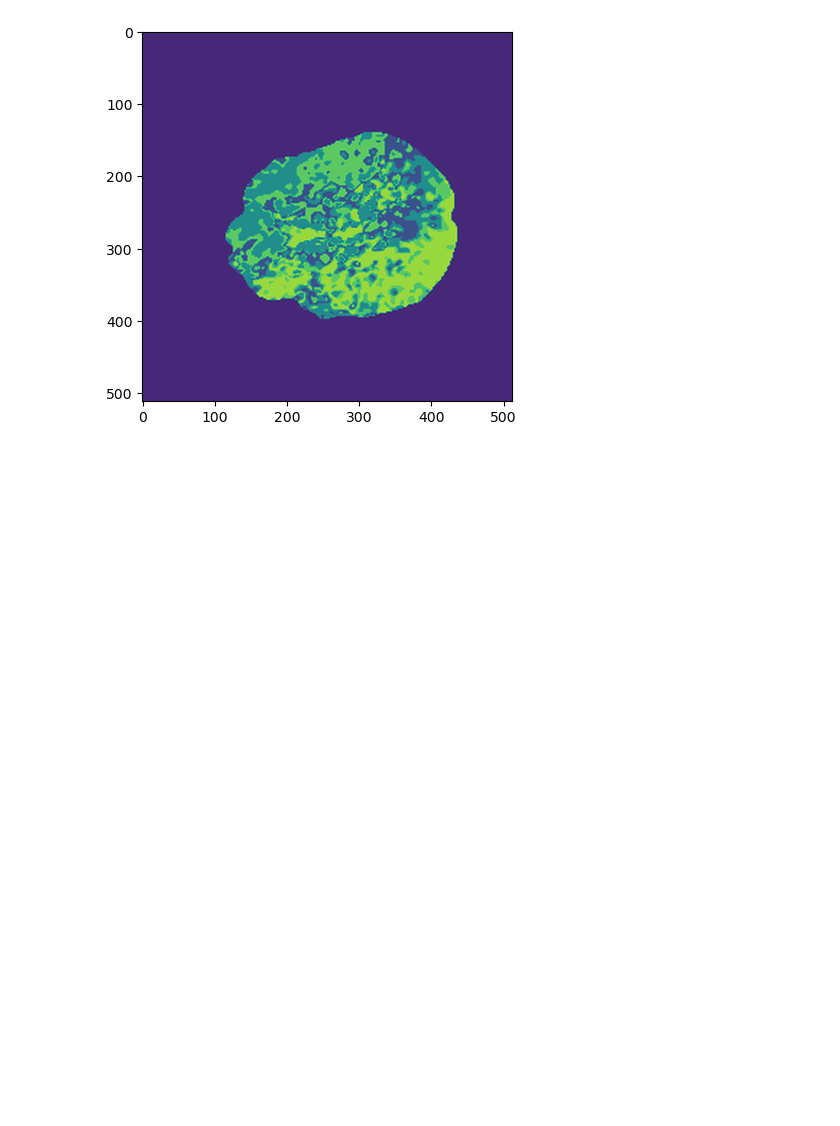
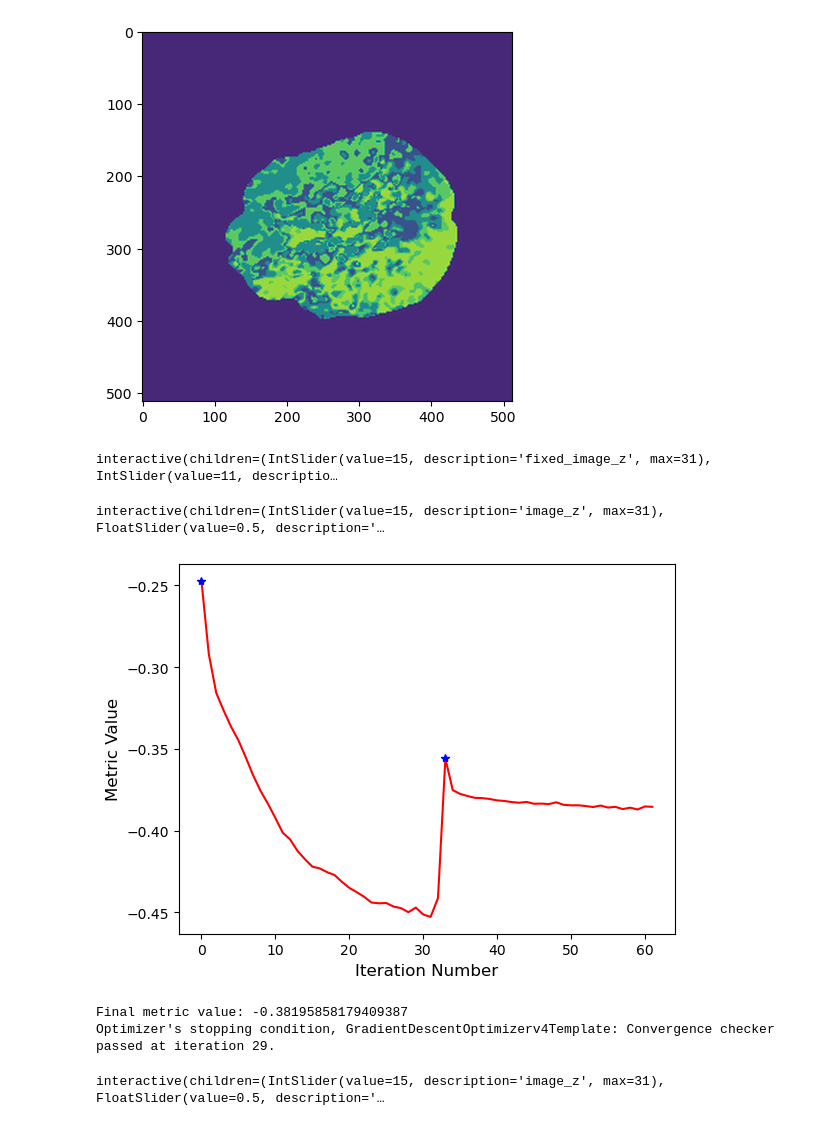
Before and after one commit to nicholasjprimianomd/CTH_CTP, a Jupyter notebook: affine_transform.ipynb, the cells around one changed output. Cells and saved outputs as stored; diff of their text form; code cells hidden in the pictures; blank space fills up the shorter version.

```diff
--- a/affine_transform.ipynb
+++ b/affine_transform.ipynb
@@ -149,0 +195,59 @@ sitk.WriteImage(final_composite_transform, r"D:/CTH_archive/registered_image.nii
+# %%
+interact(display_images, fixed_image_z=(0,fixed_image.GetSize()[2]-1), moving_image_z=(0,moving_image.GetSize()[2]-1), fixed_npa = fixed(sitk.GetArrayViewFromImage(fixed_image)), moving_npa=fixed(sitk.GetArrayViewFromImage(moving_image)));
+# %% [output]
+interactive(children=(IntSlider(value=15, description='fixed_image_z', max=31), IntSlider(value=11, descriptio…
+# %%
+initial_transform = sitk.CenteredTransformInitializer(fixed_image,
+                                                      moving_image,
+                                                      sitk.Euler3DTransform(),
+                                                      sitk.CenteredTransformInitializerFilter.GEOMETRY)
+
+moving_resampled = sitk.Resample(moving_image, fixed_image, initial_transform, sitk.sitkLinear, 0.0, moving_image.GetPixelID())
+
+interact(display_images_with_alpha, image_z=(0,fixed_image.GetSize()[2]-1), alpha=(0.0,1.0,0.05), fixed = fixed(fixed_image), moving=fixed(moving_resampled));
+# %% [output]
+interactive(children=(IntSlider(value=15, description='image_z', max=31), FloatSlider(value=0.5, description='…
+# %%
+registration_method = sitk.ImageRegistrationMethod()
+
+# Similarity metric settings.
+registration_method.SetMetricAsMattesMutualInformation(numberOfHistogramBins=50)
+registration_method.SetMetricSamplingStrategy(registration_method.RANDOM)
+registration_method.SetMetricSamplingPercentage(0.05)
+
+registration_method.SetInterpolator(sitk.sitkLinear)
+
+# Optimizer settings.
+registration_method.SetOptimizerAsGradientDescent(learningRate=0.1, numberOfIterations=1000, convergenceMinimumValue=1e-6, convergenceWindowSize=10)
+registration_method.SetOptimizerScalesFromPhysicalShift()
+
+# Setup for the multi-resolution framework.
+registration_method.SetShrinkFactorsPerLevel(shrinkFactors = [2,1])
+registration_method.SetSmoothingSigmasPerLevel(smoothingSigmas=[1,0])
+registration_method.SmoothingSigmasAreSpecifiedInPhysicalUnitsOn()
+
+# Don't optimize in-place, we would possibly like to run this cell multiple times.
+registration_method.SetInitialTransform(initial_transform, inPlace=False)
+
+# Connect all of the observers so that we can perform plotting during registration.
+registration_method.AddCommand(sitk.sitkStartEvent, start_plot)
+registration_method.AddCommand(sitk.sitkEndEvent, end_plot)
+registration_method.AddCommand(sitk.sitkMultiResolutionIterationEvent, update_multires_iterations)
+registration_method.AddCommand(sitk.sitkIterationEvent, lambda: plot_values(registration_method))
+
+final_transform = registration_method.Execute(sitk.Cast(fixed_image, sitk.sitkFloat32),
+                                               sitk.Cast(moving_image, sitk.sitkFloat32))
+# %% [output]
+[figure, added]
+# %%
+print('Final metric value: {0}'.format(registration_method.GetMetricValue()))
+print('Optimizer\'s stopping condition, {0}'.format(registration_method.GetOptimizerStopConditionDescription()))
+# %% [output]
+Final metric value: -0.38195858179409387
+Optimizer's stopping condition, GradientDescentOptimizerv4Template: Convergence checker passed at iteration 29.
+# %%
+moving_resampled = sitk.Resample(moving_image, fixed_image, final_transform, sitk.sitkLinear, 0.0, moving_image.GetPixelID())
+
+interact(display_images_with_alpha, image_z=(0,fixed_image.GetSize()[2] - 1), alpha=(0.0,1.0,0.05), fixed = fixed(fixed_image), moving=fixed(moving_resampled));
+# %% [output]
+interactive(children=(IntSlider(value=15, description='image_z', max=31), FloatSlider(value=0.5, description='…
```
Also changed, not shown: parts of 4 cells of this notebook.
